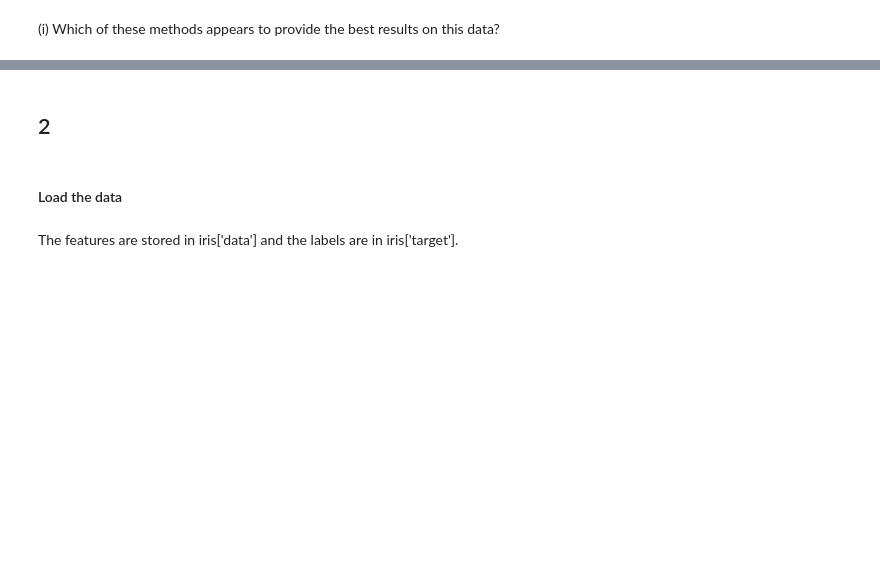
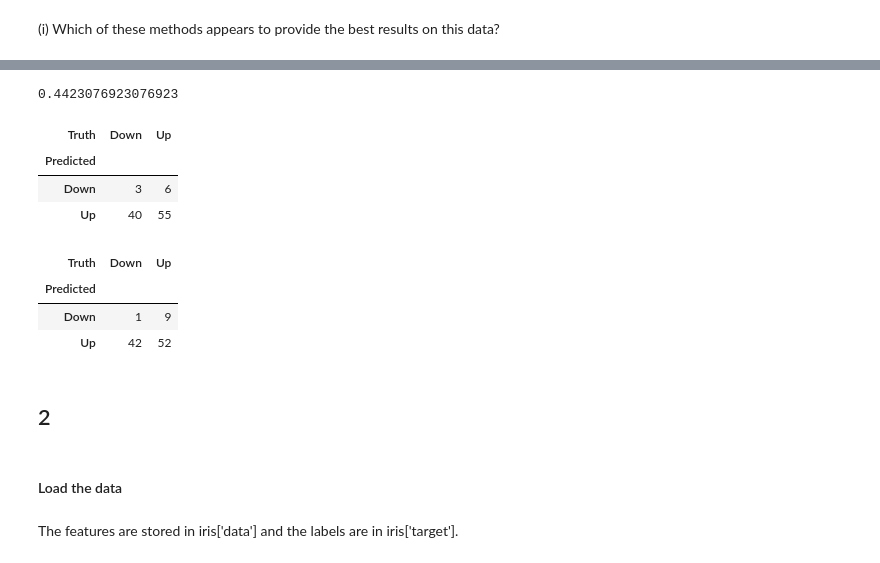
Before and after one commit to jackkrebsbach/stats, a Jupyter notebook: hw/hw4/hw4.ipynb, the cells around one changed output, grey strips where cells are left out. Drawn from its saved outputs; the diff is of its cells as text; code cells hidden in the pictures; blank space fills up the shorter version.

```diff
--- a/hw/hw4/hw4.ipynb
+++ b/hw/hw4/hw4.ipynb
@@ -219,0 +287,29 @@ np.mean(qda_pred == L_test)
+# %%
+# Copy the data to make interaction terms
+X_train_new = X_train.copy()
+X_test_new = X_test.copy()
+# %%
+# Try quadratic term in L!
+X_train_new.reset_index(inplace=True)
+X_test_new.reset_index(inplace=True)
+
+X_train_new['L1_L2'] = X_train_new.Lag1 * X_train_new.Lag2
+X_test_new['L1_L2'] = X_test_new.Lag1*  X_train_new.Lag2
+
+X_test_new.drop('Lag1', axis=1)
+
+qda = QDA(store_covariance=True)
+
+qda.fit(X_train_new, L_train)
+pred1 = qda.predict(X_test_new)
+
+
+print(np.mean(pred1 != L_test))
+
+confusion_table(pred1, L_test)
+# %% [output]
+0.4423076923076923
+| Truth | Down | Up |
+| Predicted |  |  |
+| Down | 3 | 6 |
+| Up | 40 | 55 |
@@ -220,3 +320,25 @@ np.mean(qda_pred == L_test)
+# %%
+# Try quadratic term in L!
+X_train_new.reset_index(inplace=True)
+X_test_new.reset_index(inplace=True)
+
+X_train_new['L1^2'] = X_train_new.Lag1 * X_train_new.Lag1
+X_test_new['L1^2'] = X_test_new.Lag1*  X_train_new.Lag1
+
+X_test_new.drop('Lag1', axis=1)
+
+qda = QDA(store_covariance=True)
+
+qda.fit(X_train_new, L_train)
+pred1 = qda.predict(X_test_new)
+
+np.mean(pred1 != L_test)
+confusion_table(pred1, L_test)
+# %% [output]
+| Truth | Down | Up |
+| Predicted |  |  |
+| Down | 1 | 9 |
+| Up | 42 | 52 |
 # %% [markdown]
 ## 2
 # %% [markdown]
```
Also changed, not shown: parts of 33 cells of this notebook, 3 other files.
